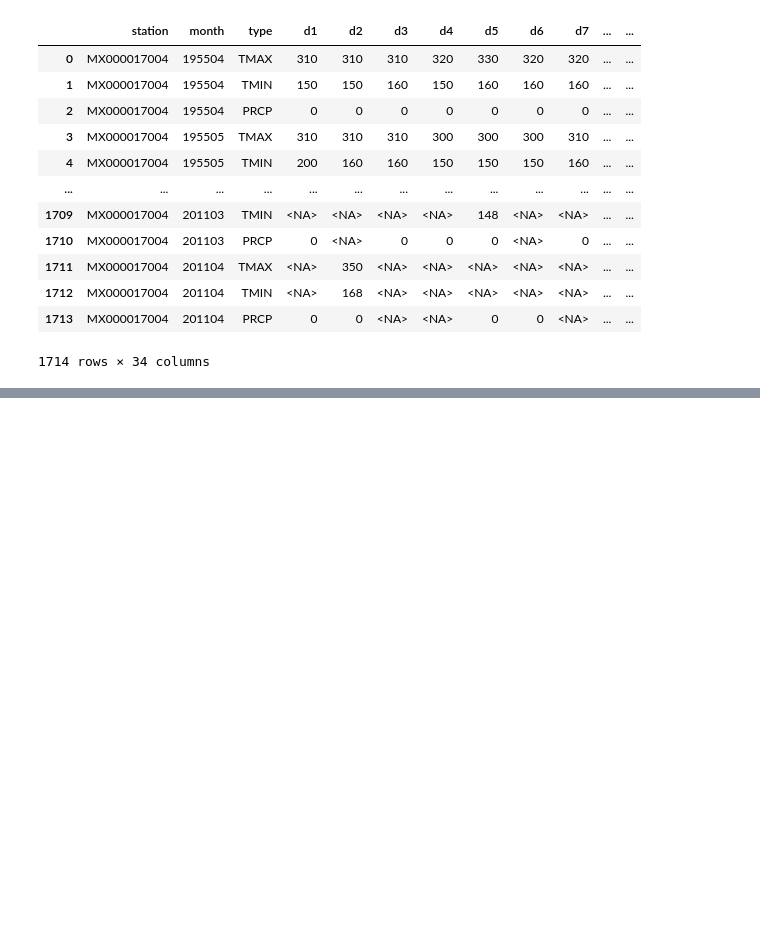
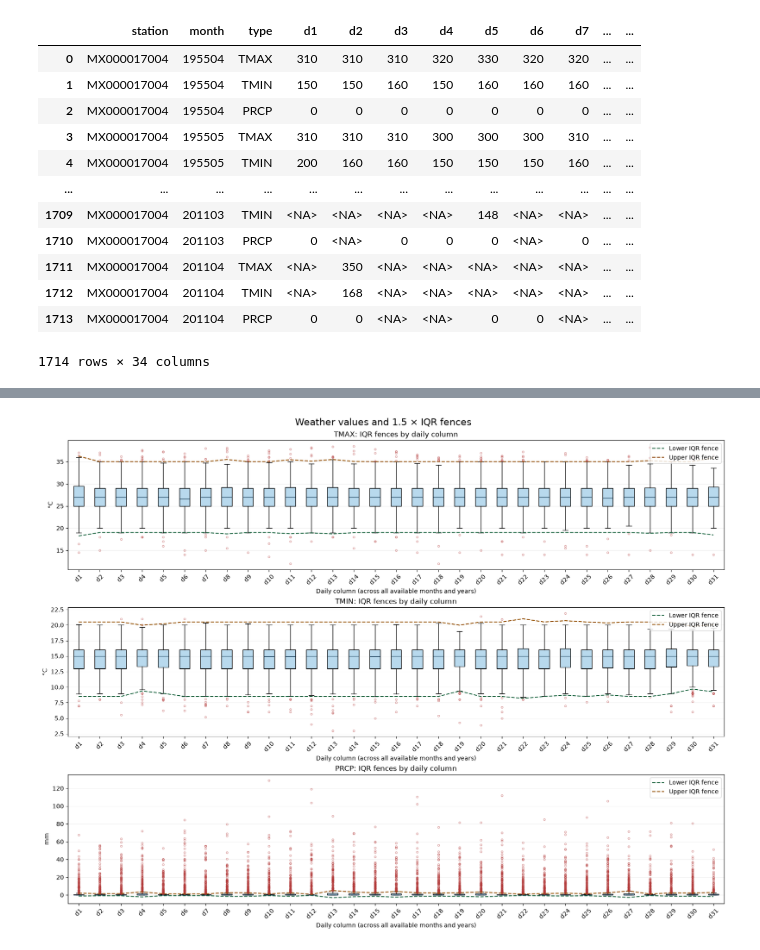
Before and after one commit to jiraroj-wir/MUIC-ICCS261-Principles-of-Data-Science, a Jupyter notebook: Copy_of_loading_legacy_data.ipynb, the cells around one changed output, grey strips where cells are left out. Cells and saved outputs as stored; diff of their text form; code cells hidden in the pictures; blank space fills up the shorter version.

Commit message:
some additional in-class task, with saved plot

```diff
--- a/Copy_of_loading_legacy_data.ipynb
+++ b/Copy_of_loading_legacy_data.ipynb
@@ -289,0 +449,19 @@ df_wt
+# %%
+# Use the existing cleaned data without changing df_wt or the earlier checks.
+day_columns = [f'd{d}' for d in range(1, 32)]
+weather_values = df_wt.melt(
+    id_vars=['station', 'month', 'type'], value_vars=day_columns,
+    var_name='day', value_name='value'
+)
+weather_values['day_number'] = weather_values['day'].str[1:].astype(int)
+month_length = pd.to_datetime(weather_values['month'].astype(str), format='%Y%m').dt.days_in_month
+weather_values = weather_values.loc[weather_values['day_number'] <= month_length].copy()
+weather_values['value'] = weather_values['value'].astype(float) / 10
+weather_units = {'TMAX': '°C', 'TMIN': '°C', 'PRCP': 'mm'}
+
+range_summary = weather_values.groupby('type')['value'].agg(
+    calendar_days='size', observed='count', minimum='min', maximum='max'
+)
+range_summary['missing'] = range_summary['calendar_days'] - range_summary['observed']
+range_summary['unit'] = range_summary.index.map(weather_units)
+display(range_summary[['unit', 'minimum', 'maximum', 'observed', 'missing']])
@@ -289,0 +536,28 @@ df_wt
+# %%
+import matplotlib.pyplot as plt
+
+fig, axes = plt.subplots(3, 1, figsize=(16, 12), constrained_layout=True)
+for ax, element in zip(axes, ['TMAX', 'TMIN', 'PRCP']):
+    element_values = weather_values[weather_values['type'] == element]
+    samples = [element_values.loc[element_values['day'] == day, 'value'].dropna().to_numpy()
+               for day in day_columns]
+    ax.boxplot(samples, whis=1.5, patch_artist=True,
+               boxprops={'facecolor': '#b8d9ed'}, medianprops={'color': '#173b57'},
+               flierprops={'marker': 'o', 'markersize': 3, 'markerfacecolor': 'none',
+                           'markeredgecolor': '#b33a3a', 'alpha': 0.45})
+    fences = iqr_summary.loc[element].reindex(day_columns)
+    ax.plot(range(1, 32), fences['lower_fence'], '--', color='#246b48', label='Lower IQR fence')
+    ax.plot(range(1, 32), fences['upper_fence'], '--', color='#945000', label='Upper IQR fence')
+    ax.set_xticks(range(1, 32), day_columns, rotation=45)
+    ax.set_title(f'{element}: IQR fences by daily column')
+    ax.set_ylabel(weather_units[element])
+    ax.set_xlabel('Daily column (across all available months and years)')
+    ax.grid(axis='y', alpha=0.2)
+    ax.legend(loc='upper right')
+fig.suptitle('Weather values and 1.5 × IQR fences', fontsize=16)
+# plt.show()
+# plt.savefig('Copy_of_loading_legacy_data_fence_plots.jpg')
+fig.savefig('Copy_of_loading_legacy_data_fence_plots.svg', dpi=300, bbox_inches='tight')
+plt.show()
+# %% [output]
+[figure, added]
```
Also changed, not shown: parts of 19 cells of this notebook, 1 other file.
